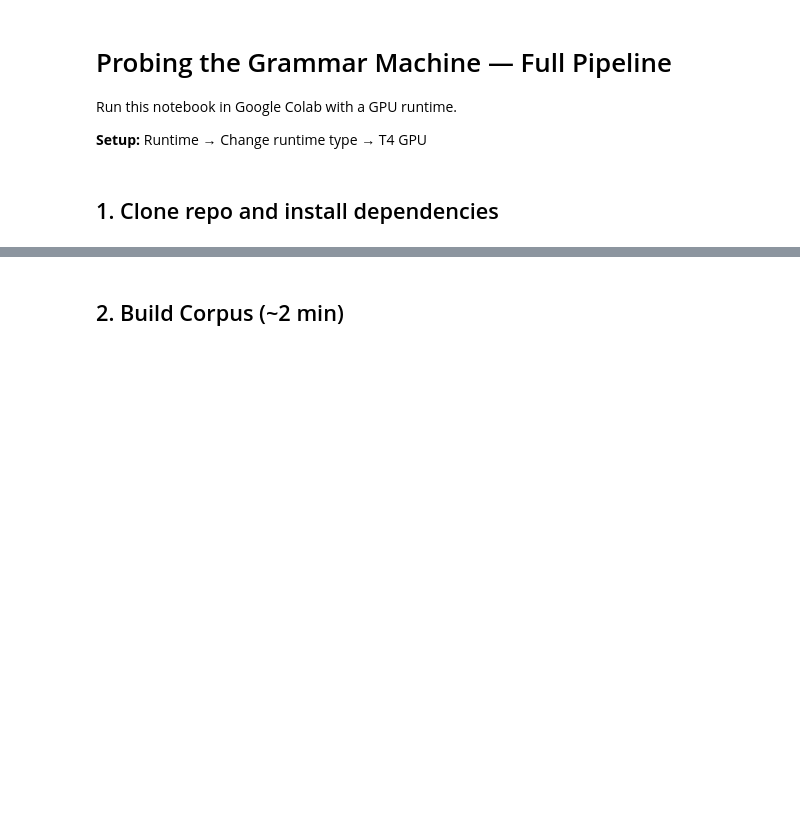
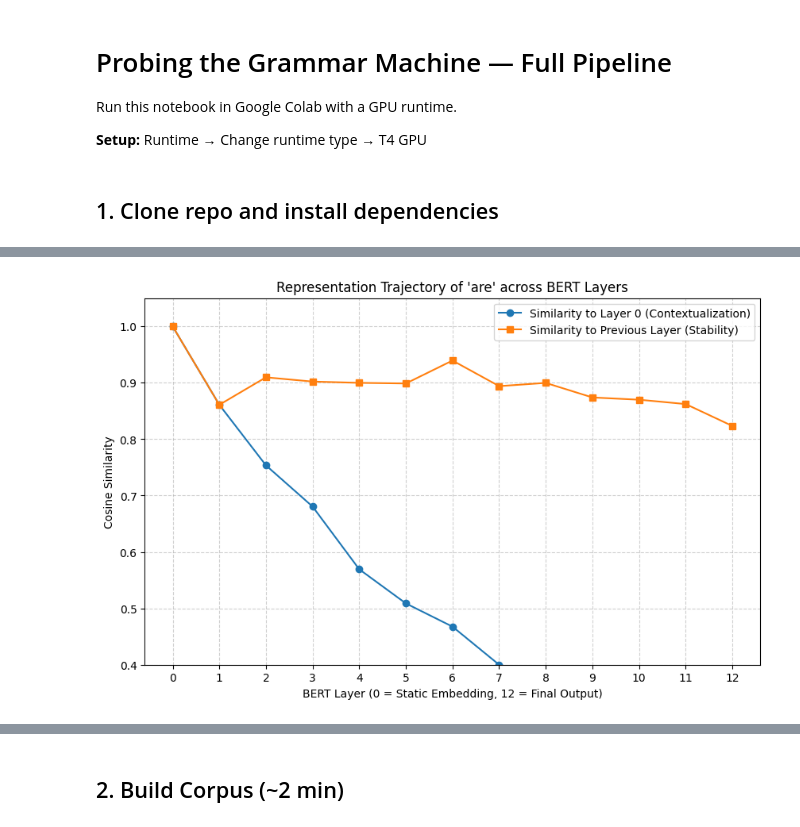
Before and after one commit to llasic7558/590NN_Proj, a Jupyter notebook: notebooks/run_pipeline.ipynb, the cells around one changed output, grey strips where cells are left out. Drawn from its saved outputs; the diff is of its cells as text; code cells hidden in the pictures; blank space fills up the shorter version.

```diff
--- a/notebooks/run_pipeline.ipynb
+++ b/notebooks/run_pipeline.ipynb
@@ -11,0 +102,17 @@ Run this notebook in Google Colab with a GPU runtime.
+# %%
+import os
+
+exp_dir = '/content/590NN_Proj/src/experiments'
+files_to_read = ['exp1_probing.py', 'exp2_cka.py', 'exp3_ablation.py']
+
+for file_name in files_to_read:
+    file_path = os.path.join(exp_dir, file_name)
+    if os.path.exists(file_path):
+        print(f"========== {file_name} ==========")
+        with open(file_path, 'r') as f:
+            # Read the first 1500 characters to understand the core logic
+            content = f.read()
+            print(content[:1500] + ("... [TRUNCATED]" if len(content) > 1500 else ""))
+            print("\n")
+    else:
+        print(f"File {file_name} not found in {exp_dir}.\n")
@@ -11,0 +203,66 @@ Run this notebook in Google Colab with a GPU runtime.
+# %%
+import torch
+import numpy as np
+import matplotlib.pyplot as plt
+import seaborn as sns
+from transformers import BertTokenizer, BertModel
+from sklearn.metrics.pairwise import cosine_similarity
+
+# 1. Load Model and Tokenizer
+model_name = 'bert-base-uncased'
+tokenizer = BertTokenizer.from_pretrained(model_name)
+model = BertModel.from_pretrained(model_name, output_hidden_states=True)
+model.eval()
+
+# 2. Define the sentence and the target word to track
+# Using a classic subject-verb agreement sentence with a distractor
+sentence = "The keys to the cabinet are on the table."
+target_word = "are"
+
+# 3. Tokenize and find the index of the target word
+inputs = tokenizer(sentence, return_tensors='pt')
+tokens = tokenizer.convert_ids_to_tokens(inputs['input_ids'][0])
+
+try:
+    target_idx = tokens.index(target_word)
+except ValueError:
+    print(f"Word '{target_word}' not found in tokens: {tokens}")
+    target_idx = -1
+
+if target_idx != -1:
+    print(f"Tracking word: '{target_word}' at token index {target_idx}")
+
+    # 4. Get hidden states
+    with torch.no_grad():
+        outputs = model(**inputs)
+        # hidden_states is a tuple of 13 tensors (Layer 0 to 12), each shape (1, seq_len, 768)
+        hidden_states = outputs.hidden_states
+
+    # Extract the vectors for our specific target word across all 13 layers
+    # Shape: (13 layers, 768 dimensions)
+    target_vectors = torch.stack([layer[0, target_idx, :] for layer in hidden_states]).numpy()
+
+    # 5. Compute metrics to see how the word transforms
+    num_layers = len(target_vectors)
+
+    # Metric A: Similarity to Layer 0 (How much has it deviated from its base meaning?)
+    sim_to_base = [cosine_similarity([target_vectors[i]], [target_vectors[0]])[0][0] for i in range(num_layers)]
+
+    # Metric B: Adjacent Layer Similarity (How much is it actively being 'rewritten' right now?)
+    sim_adjacent = [1.0] # Layer 0 is identical to itself
+    sim_adjacent += [cosine_similarity([target_vectors[i]], [target_vectors[i-1]])[0][0] for i in range(1, num_layers)]
+
+    # 6. Plot the transformation trajectory
+    plt.figure(figsize=(10, 6))
+    plt.plot(range(num_layers), sim_to_base, marker='o', label='Similarity to Layer 0 (Contextualization)')
+    plt.plot(range(num_layers), sim_adjacent, marker='s', label='Similarity to Previous Layer (Stability)')
+
+    plt.title(f"Representation Trajectory of '{target_word}' across BERT Layers")
+    plt.xlabel("BERT Layer (0 = Static Embedding, 12 = Final Output)")
+    plt.ylabel("Cosine Similarity")
+    plt.xticks(range(num_layers))
+    plt.ylim(0.4, 1.05)
+    plt.legend()
+    plt.grid(True, linestyle='--', alpha=0.6)
+    plt.show()
+# %% [output]
@@ -11,0 +290 @@ Run this notebook in Google Colab with a GPU runtime.
+[figure, added]
```
Also changed, not shown: parts of 37 cells of this notebook, 7 other files.
